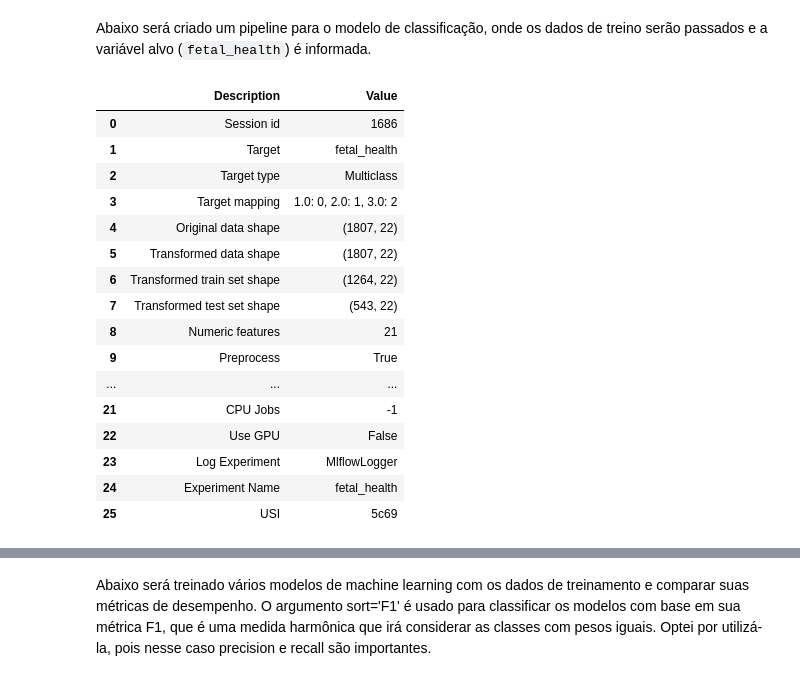
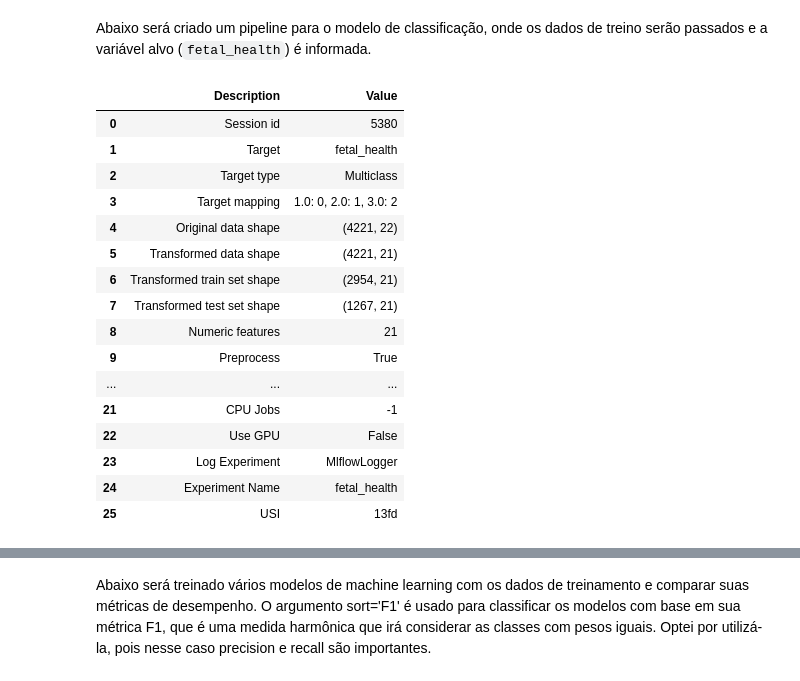
Before and after one commit to danielesantiago/Data-Science, a Jupyter notebook: Análises/Fetal Health Classification.ipynb, the cells around one changed output, grey strips where cells are left out. Drawn from its saved outputs; the diff is of its cells as text; code cells hidden in the pictures.

```diff
--- a/Análises/Fetal Health Classification.ipynb
+++ b/Análises/Fetal Health Classification.ipynb
@@ -418,24 +418,24 @@ AutoML (**Aprendizado de Máquina Automático**) é um conjunto de técnicas e f
 Abaixo será criado um pipeline para o modelo de classificação, onde os dados de treino serão passados e a variável alvo (`fetal_health`) é informada.
 # %%
 # executando a função setup() do PyCaret
-clf = setup(data=X_train,
-            target=y_train,
+clf = setup(data=X_resampled,
+            target=y_resampled,
             normalize=True,
             transformation=True,
             remove_multicollinearity=True,
             multicollinearity_threshold=0.95,
             log_experiment=True,
             experiment_name='fetal_health')
 # %% [output]
 |  | Description | Value |
-| 0 | Session id | 1686 |
+| 0 | Session id | 5380 |
 | 1 | Target | fetal_health |
 | 2 | Target type | Multiclass |
 | 3 | Target mapping | 1.0: 0, 2.0: 1, 3.0: 2 |
-| 4 | Original data shape | (1807, 22) |
-| 5 | Transformed data shape | (1807, 22) |
-| 6 | Transformed train set shape | (1264, 22) |
-| 7 | Transformed test set shape | (543, 22) |
+| 4 | Original data shape | (4221, 22) |
+| 5 | Transformed data shape | (4221, 21) |
+| 6 | Transformed train set shape | (2954, 21) |
+| 7 | Transformed test set shape | (1267, 21) |
 | 8 | Numeric features | 21 |
 | 9 | Preprocess | True |
 | ... | ... | ... |
@@ -443,4 +443,4 @@ clf = setup(data=X_train,
 | 22 | Use GPU | False |
 | 23 | Log Experiment | MlflowLogger |
 | 24 | Experiment Name | fetal_health |
-| 25 | USI | 5c69 |
+| 25 | USI | 13fd |
```
Also changed, not shown: parts of 30 cells of this notebook.
